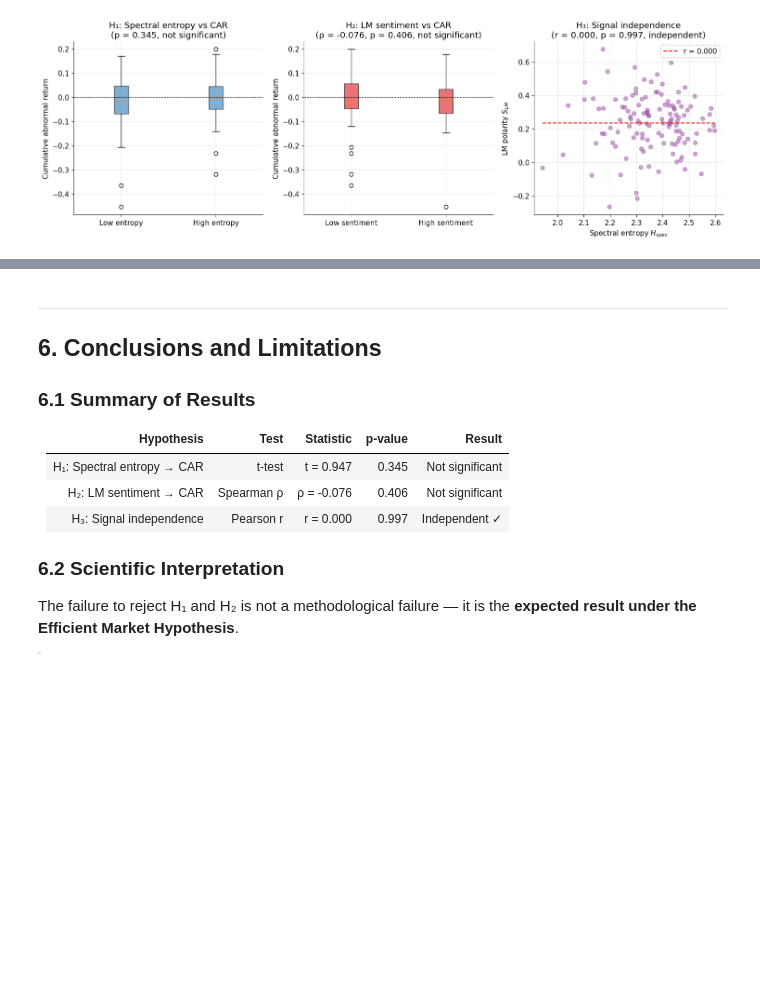
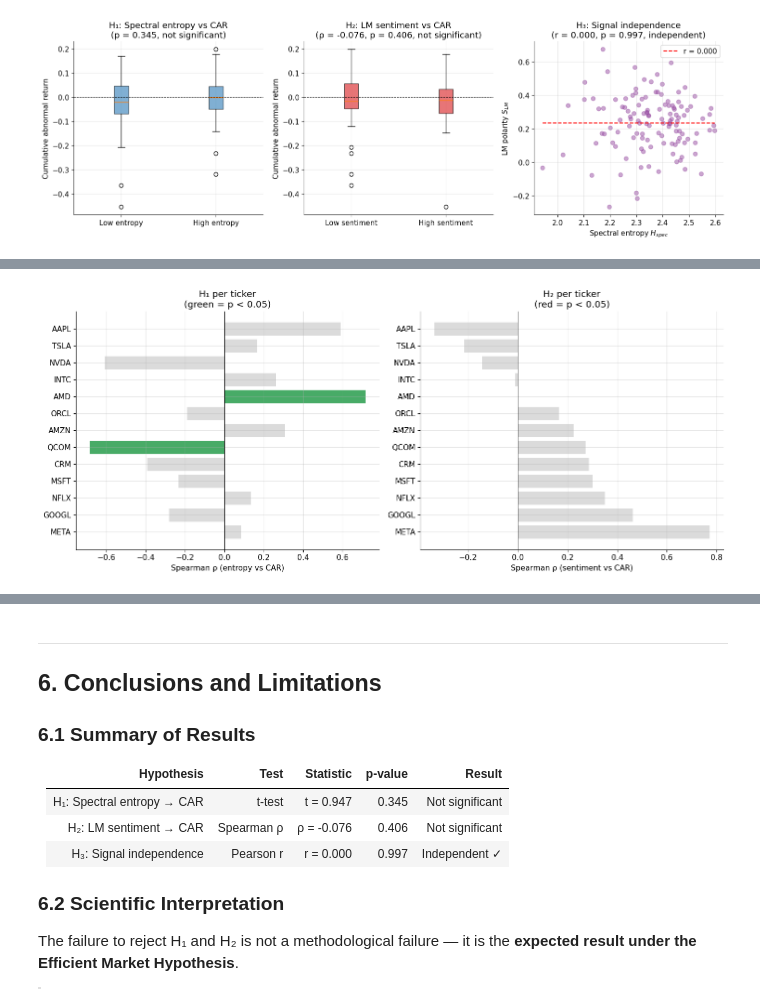
Before and after one commit to niki7o/earnings-signals, a Jupyter notebook: notebooks/earnings_analysis.ipynb, the cells around one changed output, grey strips where cells are left out. Cells and saved outputs as stored; diff of their text form; code cells hidden in the pictures; blank space fills up the shorter version.

```diff
--- a/notebooks/earnings_analysis.ipynb
+++ b/notebooks/earnings_analysis.ipynb
@@ -425,0 +774,22 @@ plt.show()
+# %%
+fig, axes = plt.subplots(1, 2, figsize=(14, 6))
+
+colors_e = ["#1a9641" if p < 0.05 else "#d3d3d3" for p in ticker_df["p_entropy"]]
+colors_s = ["#d7191c" if p < 0.05 else "#d3d3d3" for p in ticker_df["p_sentiment"]]
+
+axes[0].barh(ticker_df["ticker"], ticker_df["rho_entropy"],
+             color=colors_e, alpha=0.8)
+axes[0].axvline(0, color="black", linewidth=0.8)
+axes[0].set_xlabel("Spearman ρ (entropy vs CAR)")
+axes[0].set_title("H₁ per ticker\n(green = p < 0.05)")
+
+axes[1].barh(ticker_df["ticker"], ticker_df["rho_sentiment"],
+             color=colors_s, alpha=0.8)
+axes[1].axvline(0, color="black", linewidth=0.8)
+axes[1].set_xlabel("Spearman ρ (sentiment vs CAR)")
+axes[1].set_title("H₂ per ticker\n(red = p < 0.05)")
+
+plt.tight_layout()
+plt.show()
+# %% [output]
+[figure, added]
```
Also changed, not shown: parts of 18 cells of this notebook, 2 other files.
